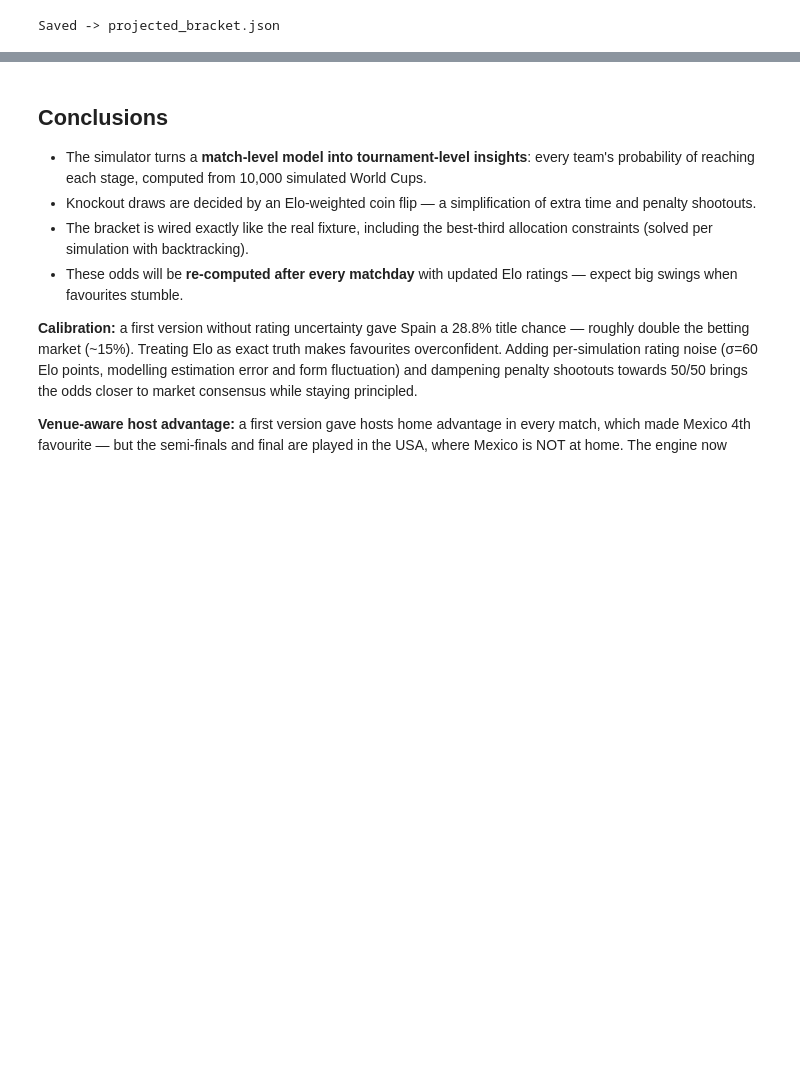
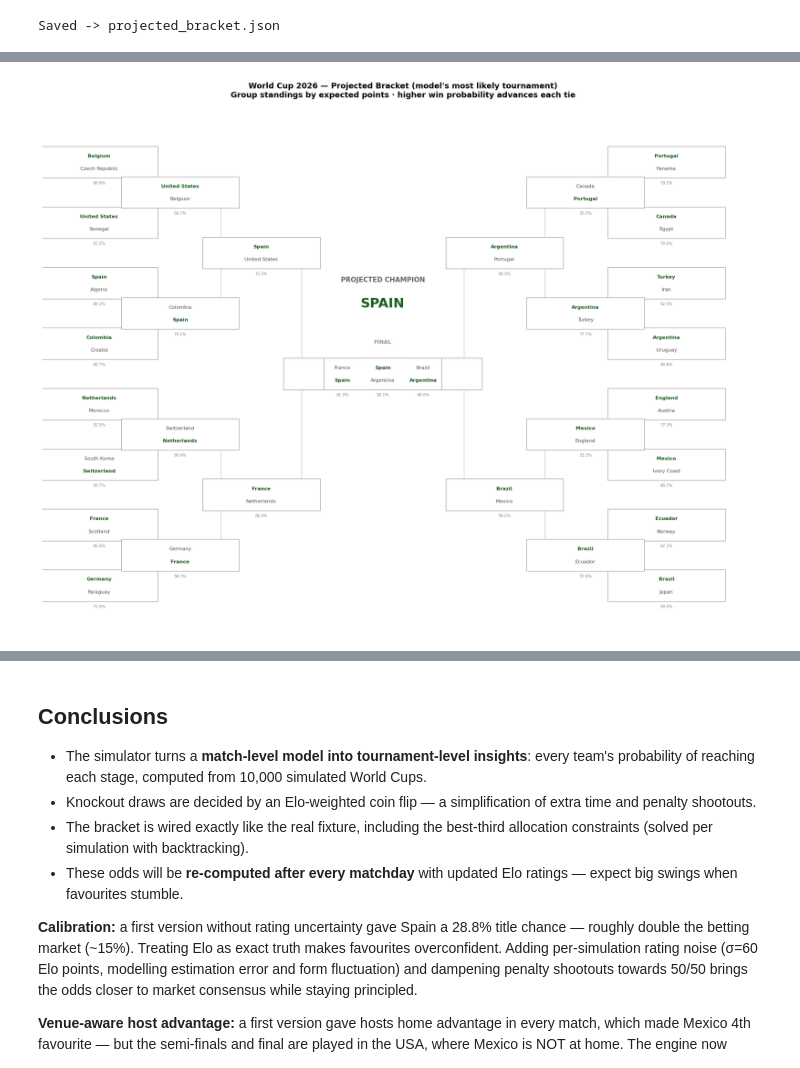
Before and after one commit to AdriBlanco0/worldcup2026-predictor, a Jupyter notebook: notebooks/05_tournament_simulator.ipynb, the cells around one changed output, grey strips where cells are left out. Drawn from its saved outputs; the diff is of its cells as text; code cells hidden in the pictures; blank space fills up the shorter version.

```diff
--- a/notebooks/05_tournament_simulator.ipynb
+++ b/notebooks/05_tournament_simulator.ipynb
@@ -347,7 +347,8 @@ for match_no, rnd, ph1, ph2, ground in KO_LIST:
     winner = t1 if win1 >= 0.5 else t2
     proj_slots[f"W{match_no}"] = winner
     bracket.append({"match_no": int(match_no), "round": rnd, "team1": t1, "team2": t2,
-                    "winner": winner, "win_prob": round(max(win1, 1 - win1) * 100, 1)})
+                    "winner": winner, "win_prob": round(max(win1, 1 - win1) * 100, 1),
+                    "ph1": ph1, "ph2": ph2})
 
 champion = bracket[-1]["winner"]
 print(f"PROJECTED CHAMPION: {champion}\n")
@@ -382,0 +386,89 @@ Saved -> projected_bracket.json
+# %%
+# Two-sided bracket image (semifinal 101 subtree on the left, 102 on the right)
+info = {b["match_no"]: b for b in bracket}
+FINAL_NO = max(info.keys())
+DEPTH = {"Round of 32": 0, "Round of 16": 1, "Quarter-final": 2, "Semi-final": 3}
+
+
+def children(m):
+    return [int(p[1:]) for p in (m["ph1"], m["ph2"]) if p.startswith("W") and int(p[1:]) in info]
+
+
+pos = {}
+leaf_y = {"L": 0, "R": 0}
+
+
+def layout(match_no, side):
+    m = info[match_no]
+    ch = children(m)
+    if not ch:  # Round-of-32 leaf
+        y = leaf_y[side] * 2.0
+        leaf_y[side] += 1
+    else:
+        y = np.mean([layout(c, side) for c in ch])
+    depth = DEPTH[m["round"]]
+    x = depth if side == "L" else 7 - depth
+    pos[match_no] = (x, y)
+    return y
+
+
+final = info[FINAL_NO]
+sf_left, sf_right = children(final)  # SF match numbers
+layout(sf_left, "L")
+layout(sf_right, "R")
+pos[FINAL_NO] = (3.5, (pos[sf_left][1] + pos[sf_right][1]) / 2)
+
+GREEN, GRAY = "#1B5E20", "#555555"
+fig, ax = plt.subplots(figsize=(17, 13))
+ax.set_xlim(-0.7, 8.2)
+ax.set_ylim(-1.5, 15.8)
+ax.axis("off")
+BOX_W, BOX_H = 1.45, 1.05
+
+
+def draw_match(match_no):
+    m = info[match_no]
+    x, y = pos[match_no]
+    ax.add_patch(plt.Rectangle((x - BOX_W / 2, y - BOX_H / 2), BOX_W, BOX_H,
+                               facecolor="white", edgecolor="#999999", linewidth=0.8, zorder=3))
+    for i, t in enumerate([m["team1"], m["team2"]]):
+        is_winner = t == m["winner"]
+        ax.text(x, y + 0.21 - i * 0.42, t, ha="center", va="center", fontsize=8.2,
+                fontweight="bold" if is_winner else "normal",
+                color=GREEN if is_winner else GRAY, zorder=4)
+    ax.text(x, y - 0.69, f"{m['win_prob']}%", ha="center", va="center",
+            fontsize=6.5, color="#888888", zorder=4)
+
+
+def draw_links(match_no):
+    for c in children(info[match_no]):
+        x1, y1 = pos[c]
+        x2, y2 = pos[match_no]
+        xm = (x1 + x2) / 2
+        ax.plot([x1, xm, xm, x2], [y1, y1, y2, y2], color="#CCCCCC", linewidth=1.0, zorder=1)
+        draw_links(c)
+
+
+draw_links(FINAL_NO)
+for mn in pos:
+    draw_match(mn)
+
+# Champion banner
+champ_x, champ_y = 3.5, pos[FINAL_NO][1] + 2.2
+ax.text(champ_x, champ_y + 0.85, "PROJECTED CHAMPION", ha="center", fontsize=11,
+        color="#666666", fontweight="bold")
+ax.text(champ_x, champ_y, champion.upper(), ha="center", fontsize=22,
+        color=GREEN, fontweight="bold")
+ax.text(champ_x, pos[FINAL_NO][1] + 1.0, "FINAL", ha="center", fontsize=9,
+        color="#999999", fontweight="bold")
+
+ax.set_title("World Cup 2026 — Projected Bracket (model's most likely tournament)\n"
+             "Group standings by expected points · higher win probability advances each tie",
+             fontsize=13, fontweight="bold", pad=18)
+plt.tight_layout()
+plt.savefig("../data/processed/projected_bracket.png", dpi=180, bbox_inches="tight",
+            facecolor="white")
+plt.show()
+print("Saved -> projected_bracket.png")
+# %% [output]
+[figure, added]
```
Also changed, not shown: parts of 5 cells of this notebook, 7 other files.
